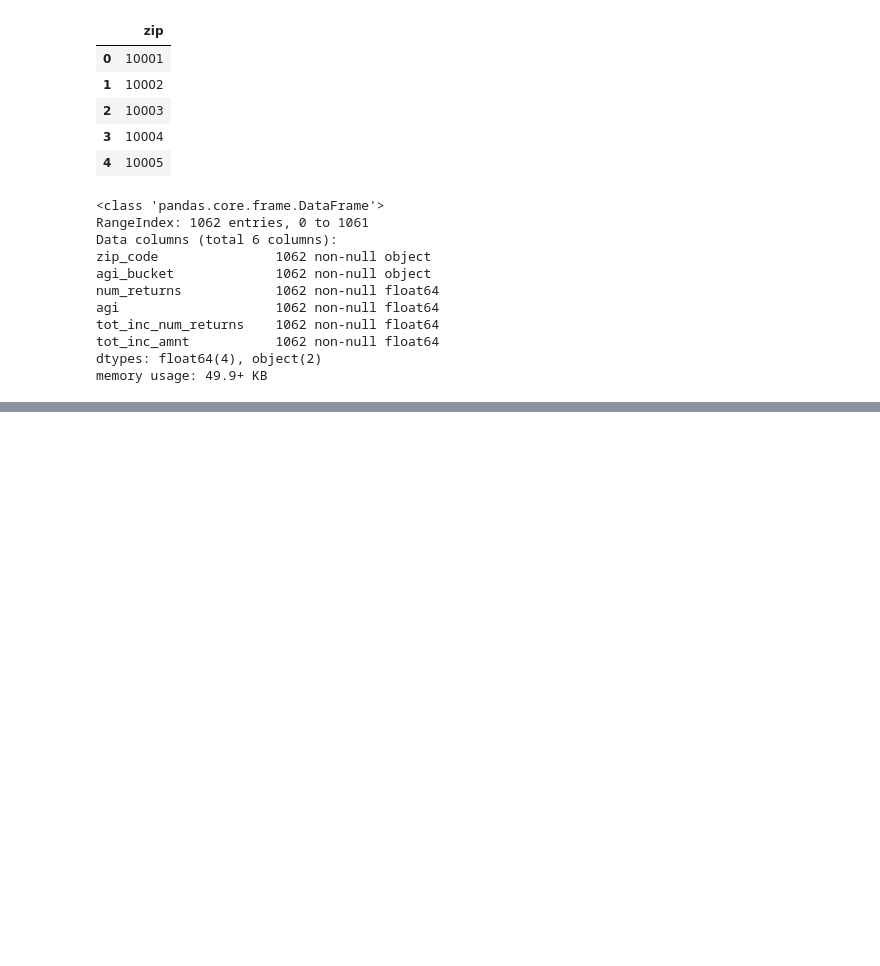
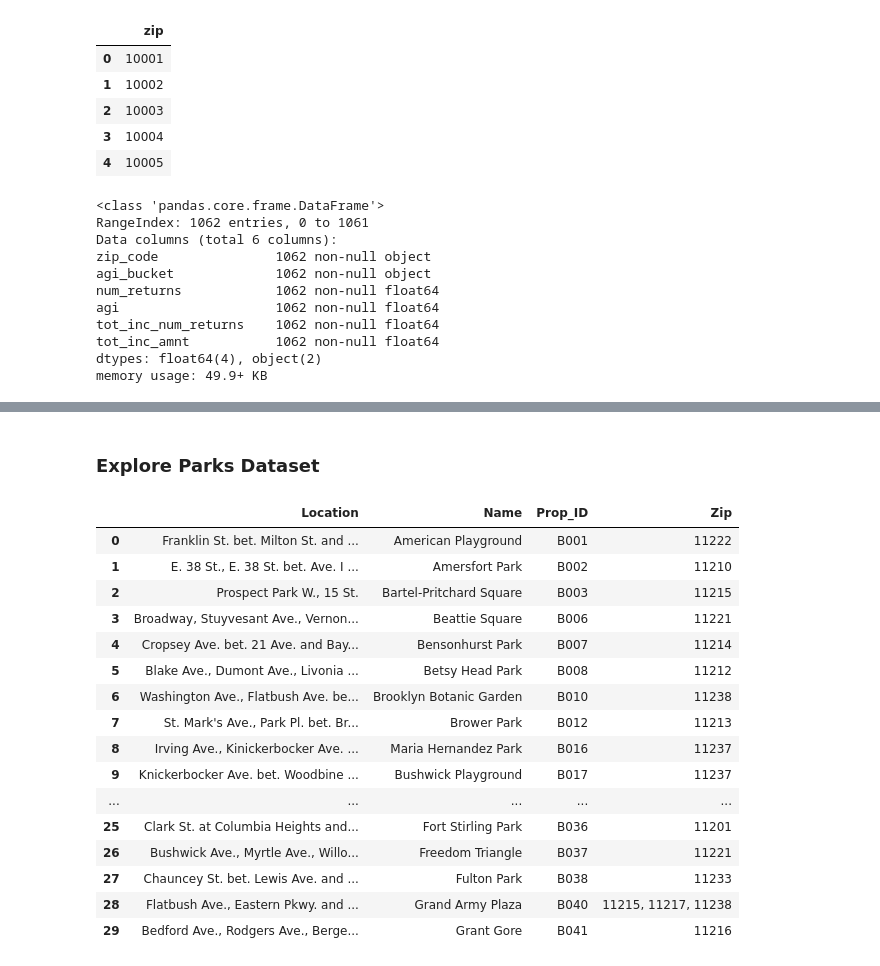
Before and after one commit to as6140/nyc_playgrounds_income, a Jupyter notebook: exploratory_data_analysis.ipynb, the cells around one changed output, grey strips where cells are left out. Saved outputs shown, nothing was run; the diff lists cells and outputs as text; code cells hidden in the pictures; blank space fills up the shorter version.

```diff
--- a/exploratory_data_analysis.ipynb
+++ b/exploratory_data_analysis.ipynb
@@ -127,0 +156,2 @@ memory usage: 49.9+ KB
+# %% [markdown]
+### Explore Parks Dataset
@@ -127,0 +160,20 @@ memory usage: 49.9+ KB
+# %%
+parks_df.head(30)
+# %% [output]
+|  | Location | Name | Prop_ID | Zip |
+| 0 | Franklin St. bet. Milton St. and ... | American Playground | B001 | 11222 |
+| 1 | E. 38 St., E. 38 St. bet. Ave. I ... | Amersfort Park | B002 | 11210 |
+| 2 | Prospect Park W., 15 St. | Bartel-Pritchard Square | B003 | 11215 |
+| 3 | Broadway, Stuyvesant Ave., Vernon... | Beattie Square | B006 | 11221 |
+| 4 | Cropsey Ave. bet. 21 Ave. and Bay... | Bensonhurst Park | B007 | 11214 |
+| 5 | Blake Ave., Dumont Ave., Livonia ... | Betsy Head Park | B008 | 11212 |
+| 6 | Washington Ave., Flatbush Ave. be... | Brooklyn Botanic Garden | B010 | 11238 |
+| 7 | St. Mark's Ave., Park Pl. bet. Br... | Brower Park | B012 | 11213 |
+| 8 | Irving Ave., Kinickerbocker Ave. ... | Maria Hernandez Park | B016 | 11237 |
+| 9 | Knickerbocker Ave. bet. Woodbine ... | Bushwick Playground | B017 | 11237 |
+| ... | ... | ... | ... | ... |
+| 25 | Clark St. at Columbia Heights and... | Fort Stirling Park | B036 | 11201 |
+| 26 | Bushwick Ave., Myrtle Ave., Willo... | Freedom Triangle | B037 | 11221 |
+| 27 | Chauncey St. bet. Lewis Ave. and ... | Fulton Park | B038 | 11233 |
+| 28 | Flatbush Ave., Eastern Pkwy. and ... | Grand Army Plaza | B040 | 11215, 11217, 11238 |
+| 29 | Bedford Ave., Rodgers Ave., Berge... | Grant Gore | B041 | 11216 |
```
Also changed, not shown: parts of 40 cells of this notebook.
